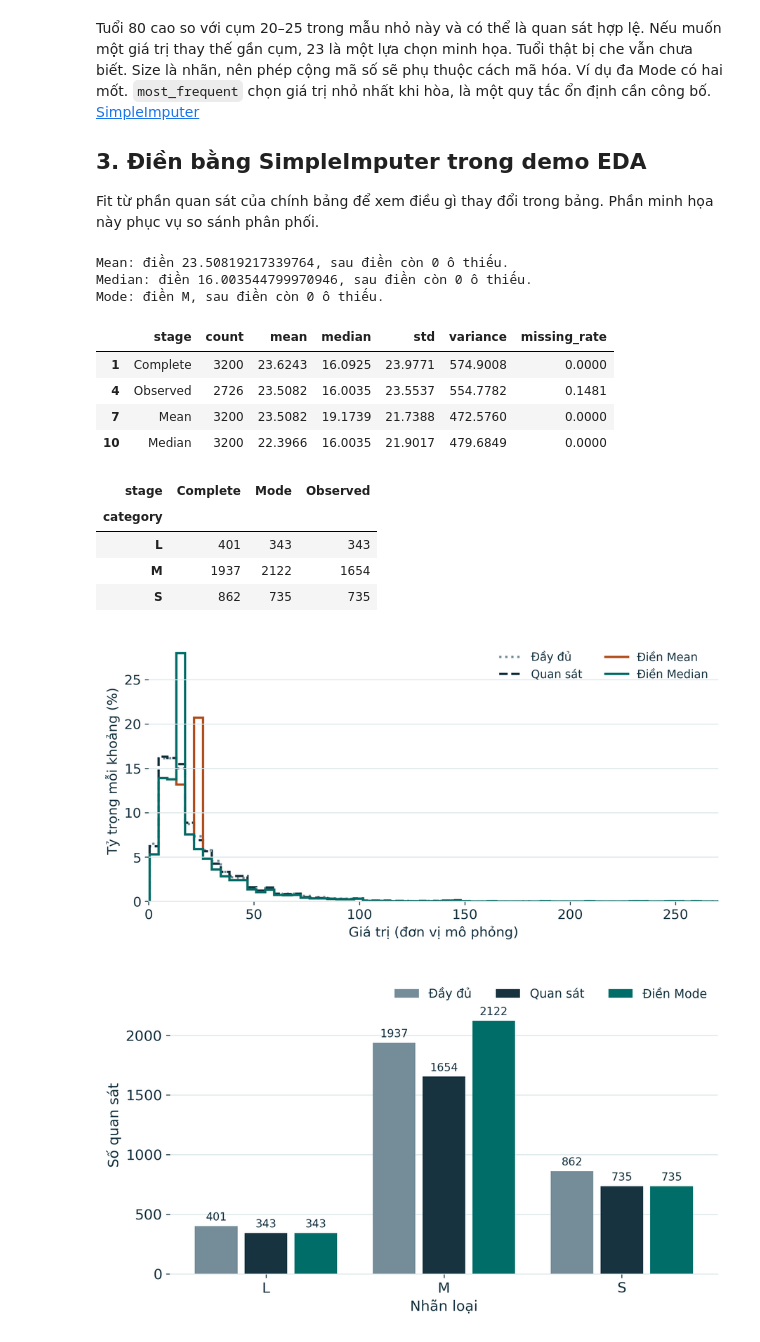
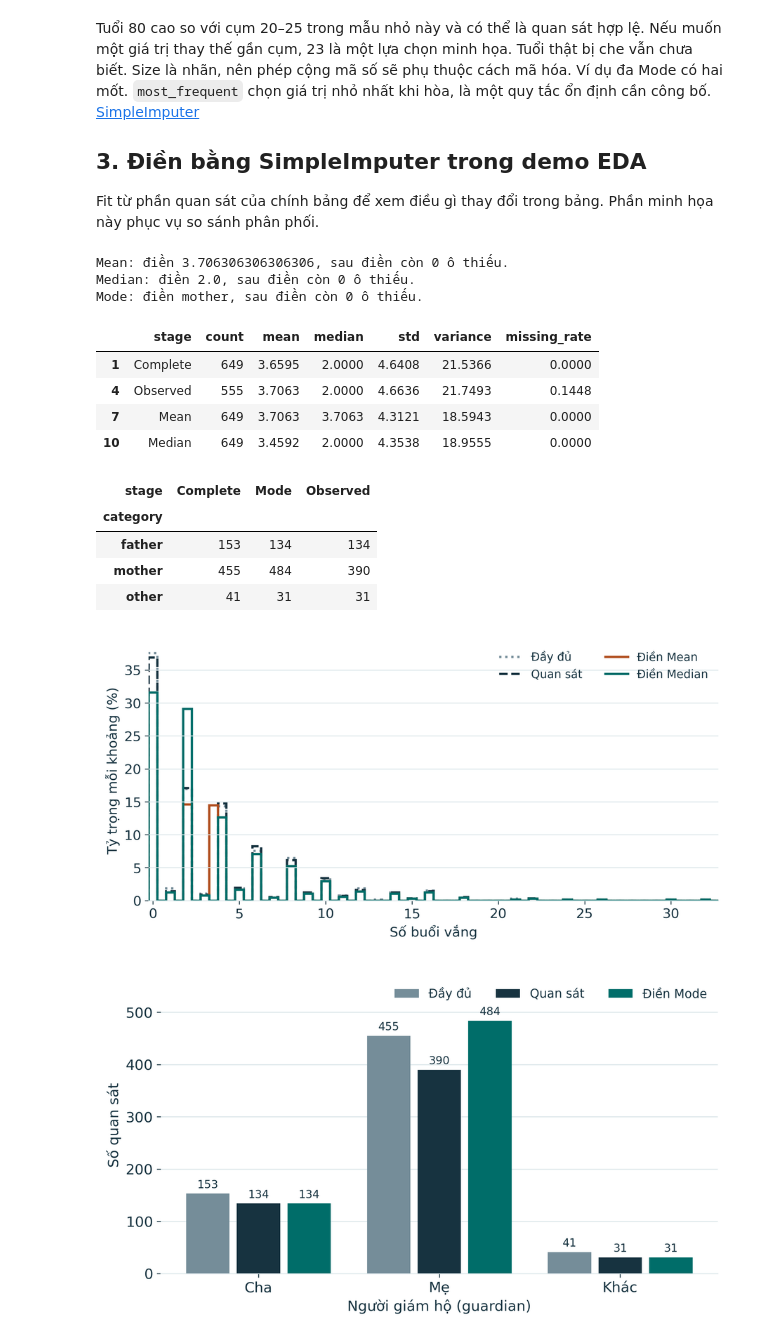
Before and after one commit to ncat218/Seminar-DS111, a Jupyter notebook: notebooks/seminar_imputation.ipynb, the cells around one changed output. Saved outputs shown, nothing was run; the diff lists cells and outputs as text; code cells hidden in the pictures.

```diff
--- a/notebooks/seminar_imputation.ipynb
+++ b/notebooks/seminar_imputation.ipynb
@@ -23,14 +23,14 @@ root = next(
 if root is None:
     raise FileNotFoundError("Mở notebook trong project hoặc đặt thư mục làm việc tại project.")
 sys.path.insert(0, str(root))
-from src.generate_data import CATEGORY, NUMERIC, demo_data, generate_complete
+from src.prepare_data import CATEGORY, NUMERIC, demo_data, load_complete
 from src.run_experiments import describe_demo, run
 
 def figure(name):
     display(Image(filename=str(root / "figures" / f"{name}.png"), width=900))
 
 evidence = run(root)
-complete = generate_complete()
+complete = load_complete(root)
 observed, demo_mask = demo_data(complete)
 print(f"Số hàng: {len(complete):,}. Số cột phân tích: {demo_mask.shape[1]}.")
 # %% [output]
@@ -108,33 +108,33 @@ Fit từ phần quan sát của chính bảng để xem điều gì thay đổi
 # %%
 mean_imputer = SimpleImputer(strategy="mean")
 median_imputer = SimpleImputer(strategy="median")
 mode_imputer = SimpleImputer(strategy="most_frequent")
 skew = NUMERIC[1]
 for label, imputer, variable in [
     ("Mean", mean_imputer, skew), ("Median", median_imputer, skew), ("Mode", mode_imputer, CATEGORY),
 ]:
     result = imputer.fit_transform(observed[[variable]])
     print(f"{label}: điền {imputer.statistics_[0]}, sau điền còn {pd.isna(result).sum()} ô thiếu.")
 
 stages, distribution, category_frequencies = describe_demo(complete, observed)
-display(distribution.query("variable == @skew").drop(columns=["variable", "corr_group_B"]).round(4))
-display(category_frequencies.pivot(index=CATEGORY, columns="stage", values="count"))
+display(distribution.query("variable == @skew").drop(columns=["variable", "corr_school_GP"]).round(4))
+display(category_frequencies.pivot(index="category", columns="stage", values="count"))
 figure("numeric_imputation_before_after")
 figure("categorical_mode")
 # %% [output]
-Mean: điền 23.50819217339764, sau điền còn 0 ô thiếu.
-Median: điền 16.003544799970946, sau điền còn 0 ô thiếu.
-Mode: điền M, sau điền còn 0 ô thiếu.
+Mean: điền 3.706306306306306, sau điền còn 0 ô thiếu.
+Median: điền 2.0, sau điền còn 0 ô thiếu.
+Mode: điền mother, sau điền còn 0 ô thiếu.
 |  | stage | count | mean | median | std | variance | missing_rate |
-| 1 | Complete | 3200 | 23.6243 | 16.0925 | 23.9771 | 574.9008 | 0.0000 |
-| 4 | Observed | 2726 | 23.5082 | 16.0035 | 23.5537 | 554.7782 | 0.1481 |
-| 7 | Mean | 3200 | 23.5082 | 19.1739 | 21.7388 | 472.5760 | 0.0000 |
-| 10 | Median | 3200 | 22.3966 | 16.0035 | 21.9017 | 479.6849 | 0.0000 |
+| 1 | Complete | 649 | 3.6595 | 2.0000 | 4.6408 | 21.5366 | 0.0000 |
+| 4 | Observed | 555 | 3.7063 | 2.0000 | 4.6636 | 21.7493 | 0.1448 |
+| 7 | Mean | 649 | 3.7063 | 3.7063 | 4.3121 | 18.5943 | 0.0000 |
+| 10 | Median | 649 | 3.4592 | 2.0000 | 4.3538 | 18.9555 | 0.0000 |
 | stage | Complete | Mode | Observed |
 | category |  |  |  |
-| L | 401 | 343 | 343 |
-| M | 1937 | 2122 | 1654 |
-| S | 862 | 735 | 735 |
+| father | 153 | 134 | 134 |
+| mother | 455 | 484 | 390 |
+| other | 41 | 31 | 31 |
-[figure, old version]
+[figure, new version]
-[figure, old version]
+[figure, new version]
 # %% [markdown]
```
Also changed, not shown: parts of 10 cells of this notebook, 34 other files.
